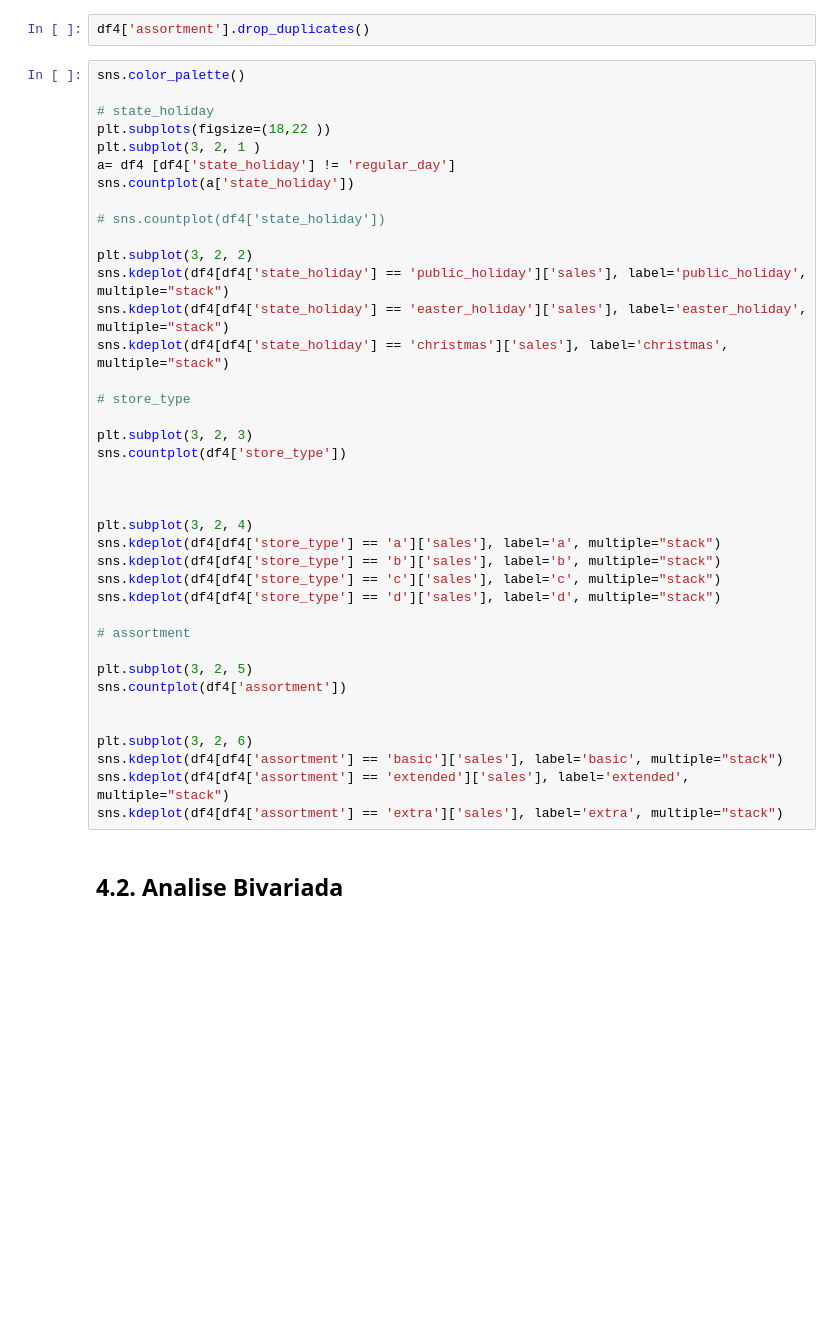
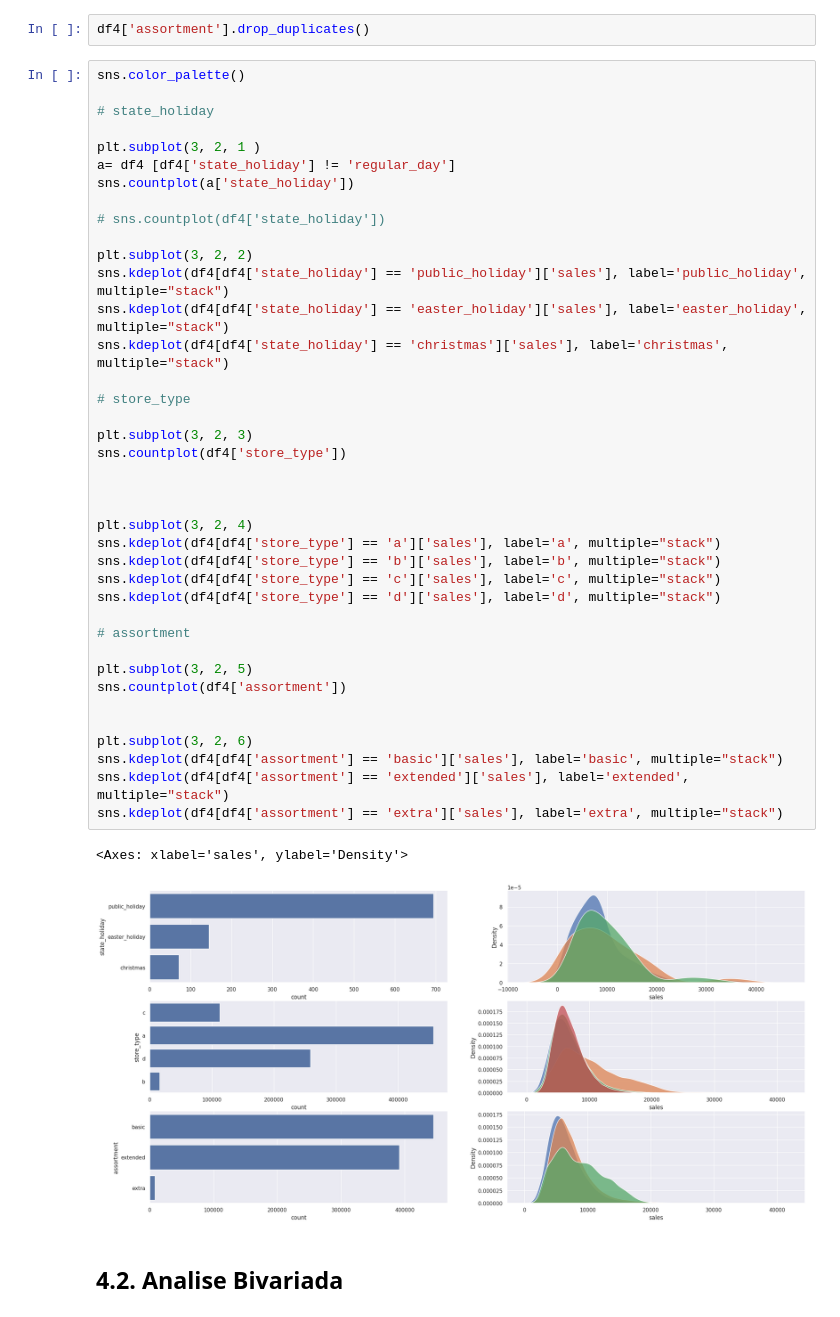
Before and after one commit to celestino-ferraz/DataScience-Em-Producao, a Jupyter notebook: m04_v01_store_sales_prediction.ipynb, the cells around one changed output. Saved outputs shown, nothing was run; the diff lists cells and outputs as text; blank space fills up the shorter version.

```diff
--- a/m04_v01_store_sales_prediction.ipynb
+++ b/m04_v01_store_sales_prediction.ipynb
@@ -314,7 +329,7 @@ df4['assortment'].drop_duplicates()
 sns.color_palette()
 
 # state_holiday
-plt.subplots(figsize=(18,22 ))
+
 plt.subplot(3, 2, 1 )
 a= df4 [df4['state_holiday'] != 'regular_day']
 sns.countplot(a['state_holiday'])
@@ -322,33 +337,36 @@ sns.countplot(a['state_holiday'])
 # sns.countplot(df4['state_holiday'])
 
 plt.subplot(3, 2, 2)
 sns.kdeplot(df4[df4['state_holiday'] == 'public_holiday']['sales'], label='public_holiday', multiple="stack")
 sns.kdeplot(df4[df4['state_holiday'] == 'easter_holiday']['sales'], label='easter_holiday', multiple="stack")
 sns.kdeplot(df4[df4['state_holiday'] == 'christmas']['sales'], label='christmas', multiple="stack")
 
 # store_type
 
 plt.subplot(3, 2, 3)
 sns.countplot(df4['store_type'])
 
 
 
 plt.subplot(3, 2, 4)
 sns.kdeplot(df4[df4['store_type'] == 'a']['sales'], label='a', multiple="stack")
 sns.kdeplot(df4[df4['store_type'] == 'b']['sales'], label='b', multiple="stack")
 sns.kdeplot(df4[df4['store_type'] == 'c']['sales'], label='c', multiple="stack")
 sns.kdeplot(df4[df4['store_type'] == 'd']['sales'], label='d', multiple="stack")
 
 # assortment
 
 plt.subplot(3, 2, 5)
 sns.countplot(df4['assortment'])
 
 
 plt.subplot(3, 2, 6)
 sns.kdeplot(df4[df4['assortment'] == 'basic']['sales'], label='basic', multiple="stack")
 sns.kdeplot(df4[df4['assortment'] == 'extended']['sales'], label='extended', multiple="stack")
 sns.kdeplot(df4[df4['assortment'] == 'extra']['sales'], label='extra', multiple="stack")
+# %% [output]
+<Axes: xlabel='sales', ylabel='Density'>
+[figure, added]
 # %% [markdown]
 ## 4.2. Analise Bivariada
 # %% [markdown]
```
Also changed, not shown: parts of 14 cells of this notebook.
